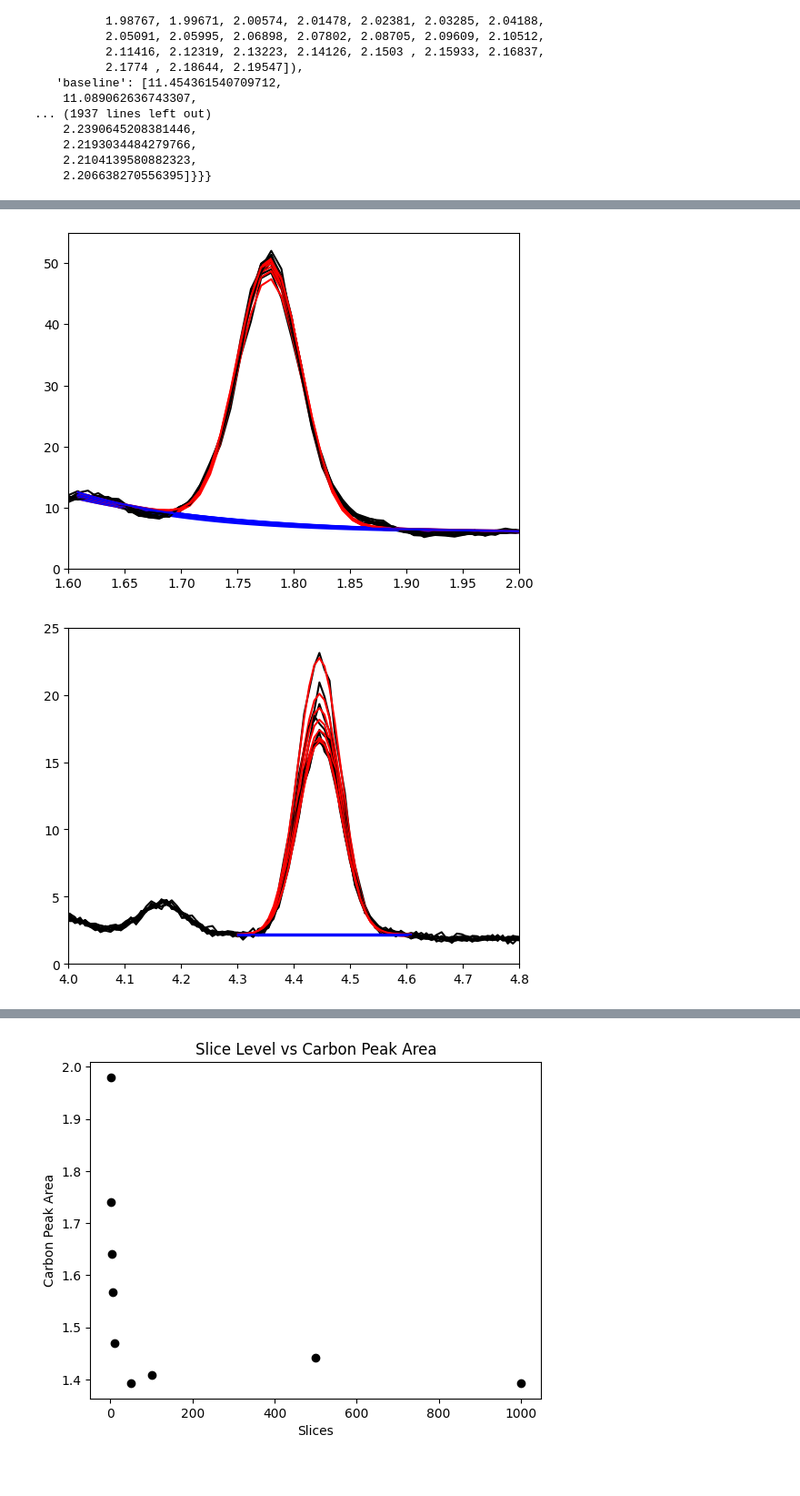
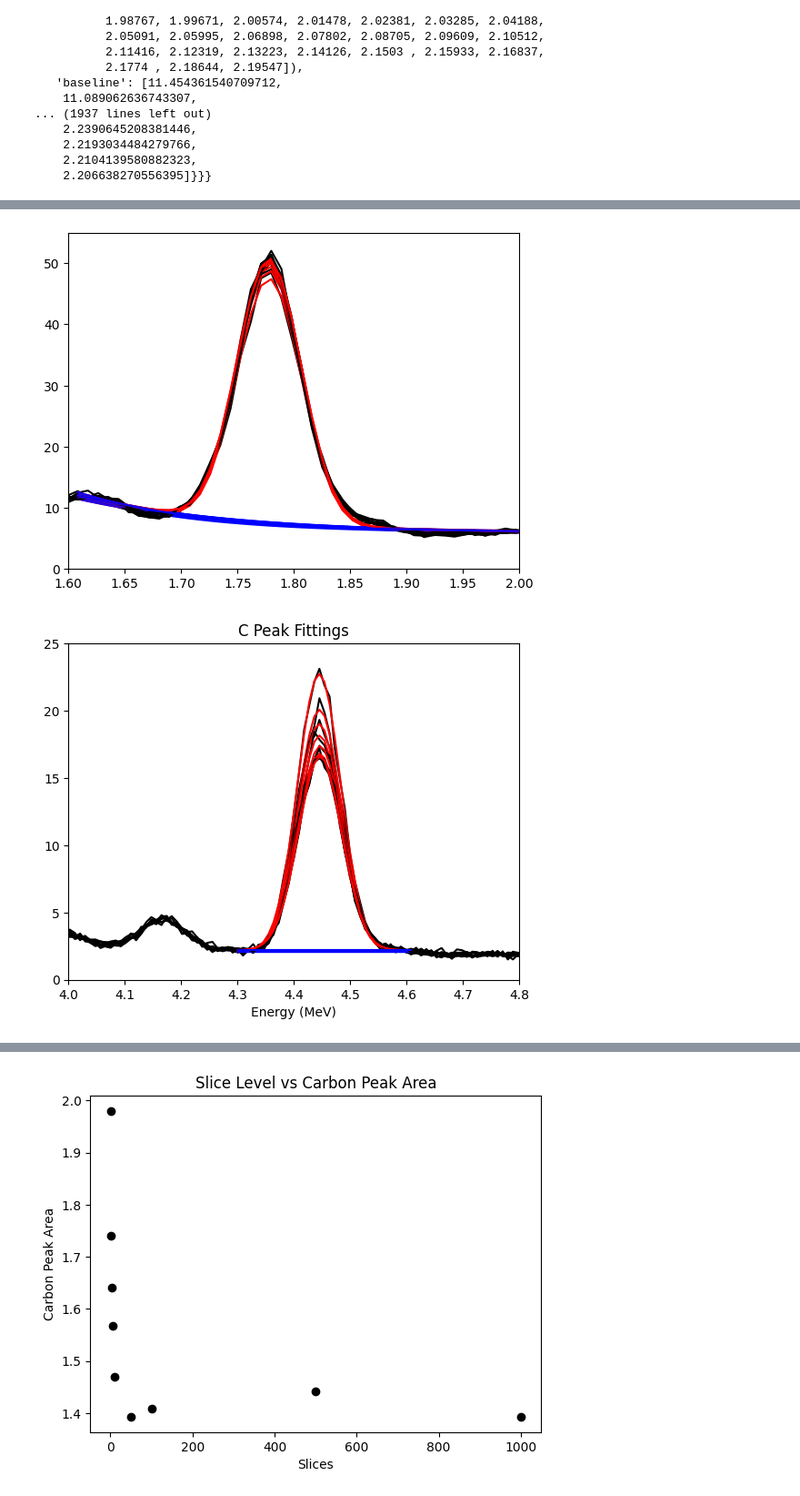
Before and after one commit to JoseACortes/USDAFall2024, a Jupyter notebook: Analysis/SoilInSections/inspect.ipynb, the cells around one changed output, grey strips where cells are left out. Shown: that part at 91% size. Drawn from its saved outputs; the diff is of its cells as text; code cells hidden in the pictures; blank space fills up the shorter version.

```diff
--- a/Analysis/SoilInSections/inspect.ipynb
+++ b/Analysis/SoilInSections/inspect.ipynb
@@ -166,25 +180,28 @@ Analyzer.toDataFrame()
 # %%
 df = Analyzer.toDataFrame()
 plt.figure()
 for i in range(len(df)):
     plt.plot(df['bins'][i], df['vals'][i], color='black')
     plt.plot(df['fits'][i]['Si1']['bins'], df['fits'][i]['Si1']['peak'], color='red')
     plt.plot(df['fits'][i]['Si1']['bins'], df['fits'][i]['Si1']['baseline'], color='blue')
 plt.xlim(1.6, 2)
 plt.ylim(0, 55)
 plt.show()
 
 plt.figure()
 for i in range(len(df)):
     plt.plot(df['bins'][i], df['vals'][i], color='black')
     plt.plot(df['fits'][i]['Si2C1']['bins'], df['fits'][i]['Si2C1']['peak'], color='red')
     plt.plot(df['fits'][i]['Si2C1']['bins'], df['fits'][i]['Si2C1']['baseline'], color='blue')
 plt.xlim(4.0, 4.8)
 plt.ylim(0, 25)
+plt.title('C Peak Fittings')
+plt.xlabel('Energy (MeV)')
+plt.savefig('imgs/peak_fitting.png')
 plt.show()
 # %% [output]
 [figure]
-[figure, old version]
+[figure, new version]
 # %%
 df.head(n=2)
 # %% [output]
```
Also changed, not shown: parts of 21 cells of this notebook, 14 other files.
